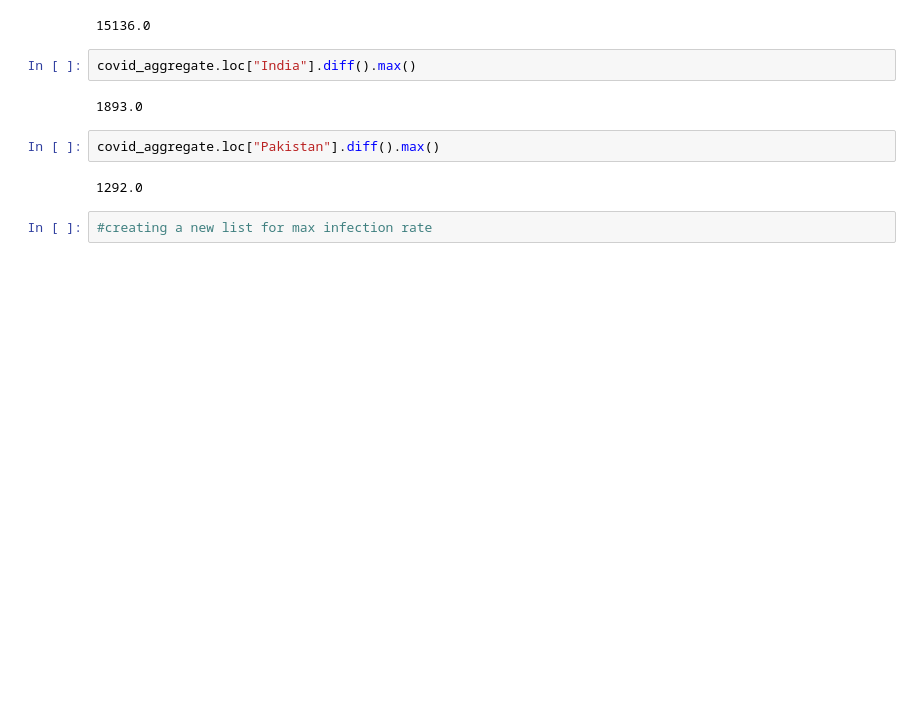
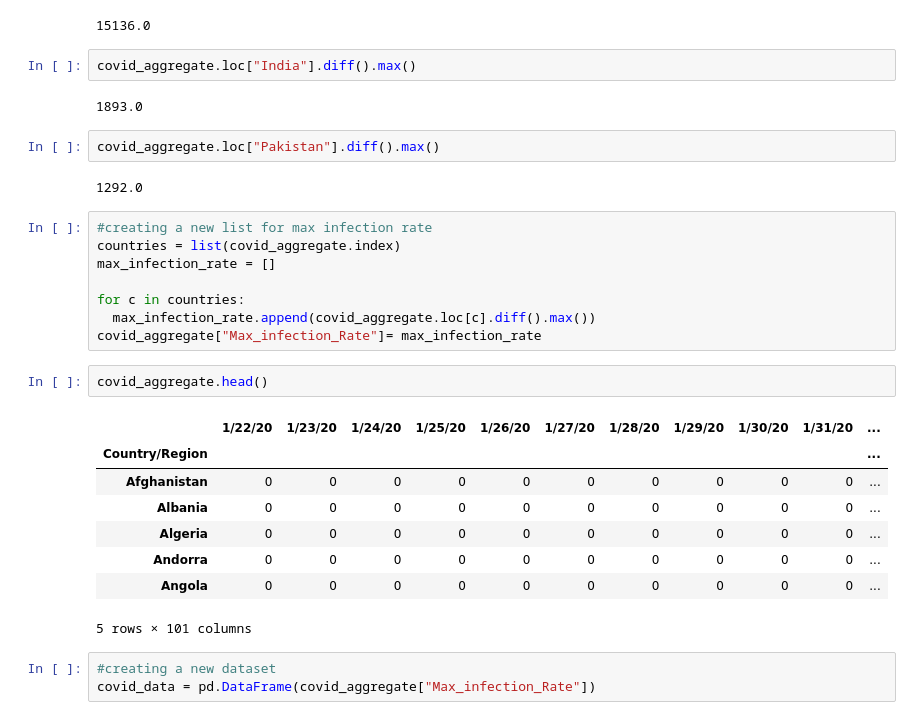
Before and after one commit to ZainDataS/CovidAndHappiness, a Jupyter notebook: Covid19_EDA.ipynb, the cells around one changed output. Cells and saved outputs as stored; diff of their text form; blank space fills up the shorter version.

```diff
--- a/Covid19_EDA.ipynb
+++ b/Covid19_EDA.ipynb
@@ -88,3 +88,23 @@ covid_aggregate.loc["Pakistan"].diff().max()
 1292.0
 # %%
 #creating a new list for max infection rate
+countries = list(covid_aggregate.index)
+max_infection_rate = []
+
+for c in countries:
+  max_infection_rate.append(covid_aggregate.loc[c].diff().max())
+covid_aggregate["Max_infection_Rate"]= max_infection_rate
+# %%
+covid_aggregate.head()
+# %% [output]
+|  | 1/22/20 | 1/23/20 | 1/24/20 | 1/25/20 | 1/26/20 | 1/27/20 | 1/28/20 | 1/29/20 | 1/30/20 | 1/31/20 | ... |
+| Country/Region |  |  |  |  |  |  |  |  |  |  | ... |
+| Afghanistan | 0 | 0 | 0 | 0 | 0 | 0 | 0 | 0 | 0 | 0 | ... |
+| Albania | 0 | 0 | 0 | 0 | 0 | 0 | 0 | 0 | 0 | 0 | ... |
+| Algeria | 0 | 0 | 0 | 0 | 0 | 0 | 0 | 0 | 0 | 0 | ... |
+| Andorra | 0 | 0 | 0 | 0 | 0 | 0 | 0 | 0 | 0 | 0 | ... |
+| Angola | 0 | 0 | 0 | 0 | 0 | 0 | 0 | 0 | 0 | 0 | ... |
+5 rows × 101 columns
+# %%
+#creating a new dataset
+covid_data = pd.DataFrame(covid_aggregate["Max_infection_Rate"])
```
Also changed, not shown: parts of 5 cells of this notebook.
